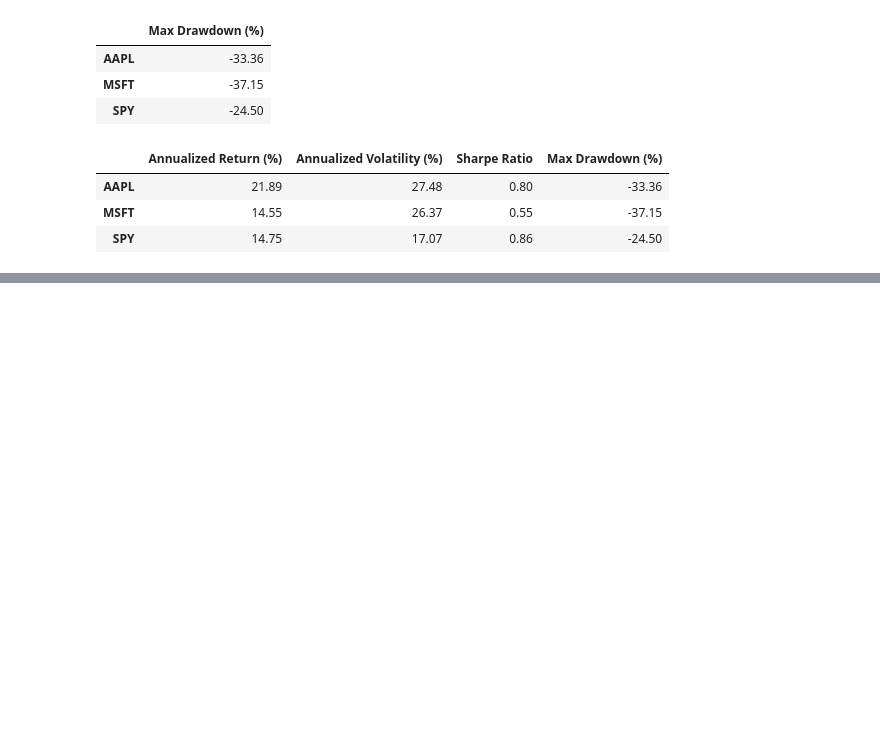
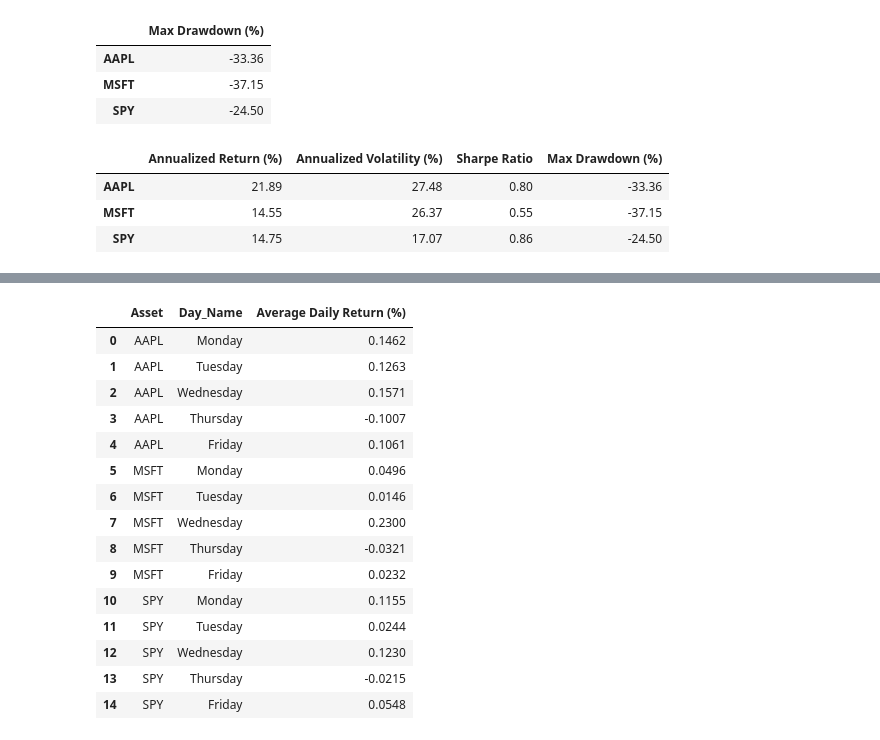
Before and after one commit to slayplayagrima/financial-market-forecasting, a Jupyter notebook: notebooks/03_eda_and_technical_analysis.ipynb, the cells around one changed output, grey strips where cells are left out. Drawn from its saved outputs; the diff is of its cells as text; code cells hidden in the pictures; blank space fills up the shorter version.

```diff
--- a/notebooks/03_eda_and_technical_analysis.ipynb
+++ b/notebooks/03_eda_and_technical_analysis.ipynb
@@ -517,0 +633,57 @@ files.download("correlation_matrix.csv")
+# %%
+# -----------------------------
+# Weekday Seasonality for All Assets
+# -----------------------------
+
+weekday_order = [
+    "Monday",
+    "Tuesday",
+    "Wednesday",
+    "Thursday",
+    "Friday"
+]
+
+weekday_seasonality_list = []
+
+for asset, return_col in assets.items():
+    temp = (
+        data.groupby("Day_Name")[return_col]
+        .mean()
+        .reindex(weekday_order)
+        .reset_index()
+    )
+
+    temp["Asset"] = asset
+    temp["Average Daily Return (%)"] = temp[return_col] * 100
+
+    temp = temp[
+        ["Asset", "Day_Name", "Average Daily Return (%)"]
+    ]
+
+    weekday_seasonality_list.append(temp)
+
+weekday_seasonality_all_assets = pd.concat(
+    weekday_seasonality_list,
+    ignore_index=True
+)
+
+weekday_seasonality_all_assets = weekday_seasonality_all_assets.round(4)
+
+weekday_seasonality_all_assets
+# %% [output]
+|  | Asset | Day_Name | Average Daily Return (%) |
+| 0 | AAPL | Monday | 0.1462 |
+| 1 | AAPL | Tuesday | 0.1263 |
+| 2 | AAPL | Wednesday | 0.1571 |
+| 3 | AAPL | Thursday | -0.1007 |
+| 4 | AAPL | Friday | 0.1061 |
+| 5 | MSFT | Monday | 0.0496 |
+| 6 | MSFT | Tuesday | 0.0146 |
+| 7 | MSFT | Wednesday | 0.2300 |
+| 8 | MSFT | Thursday | -0.0321 |
+| 9 | MSFT | Friday | 0.0232 |
+| 10 | SPY | Monday | 0.1155 |
+| 11 | SPY | Tuesday | 0.0244 |
+| 12 | SPY | Wednesday | 0.1230 |
+| 13 | SPY | Thursday | -0.0215 |
+| 14 | SPY | Friday | 0.0548 |
```
Also changed, not shown: parts of 6 cells of this notebook, 5 other files.
